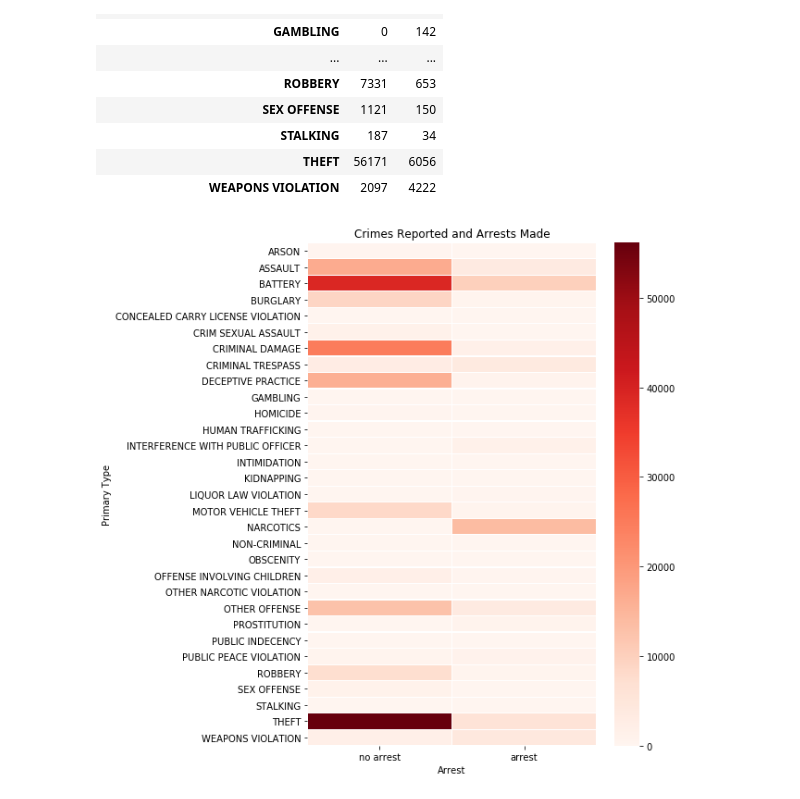
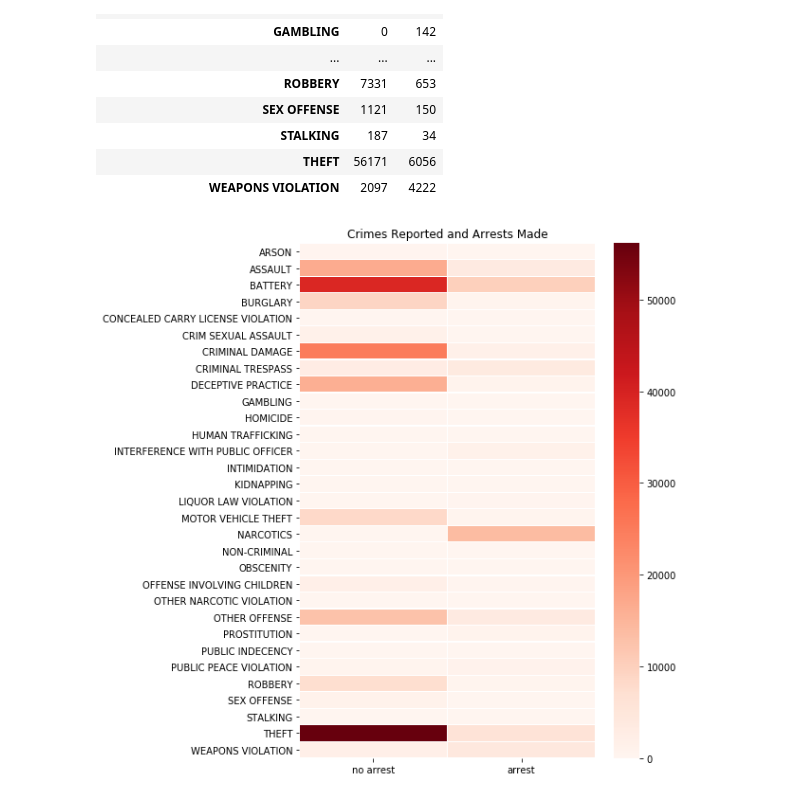
Before and after one commit to iuliastremciuc/DS-Unit-1-Build, a Jupyter notebook: Project_X.ipynb, the cells around one changed output. Saved outputs shown, nothing was run; the diff lists cells and outputs as text; code cells hidden in the pictures.

```diff
--- a/Project_X.ipynb
+++ b/Project_X.ipynb
@@ -304,12 +312,14 @@ arrest
 # %%
 #used seaborn to create heatmap
 import numpy as np
 import seaborn as sns
 
 plt.figure(figsize=(7, 10))
 xticks = ['no arrest', 'arrest']
-sns.heatmap(arrest, xticklabels=xticks, cmap = 'Reds', linewidths=.2)
+ax = sns.heatmap(arrest, xticklabels=xticks, cmap = 'Reds', linewidths=.2)
+ax.set_ylabel('')
+ax.set_xlabel('')
 plt.title('Crimes Reported and Arrests Made')
 plt.show()
 # %% [output]
-[figure, old version]
+[figure, new version]
```
Also changed, not shown: parts of 5 cells of this notebook.
